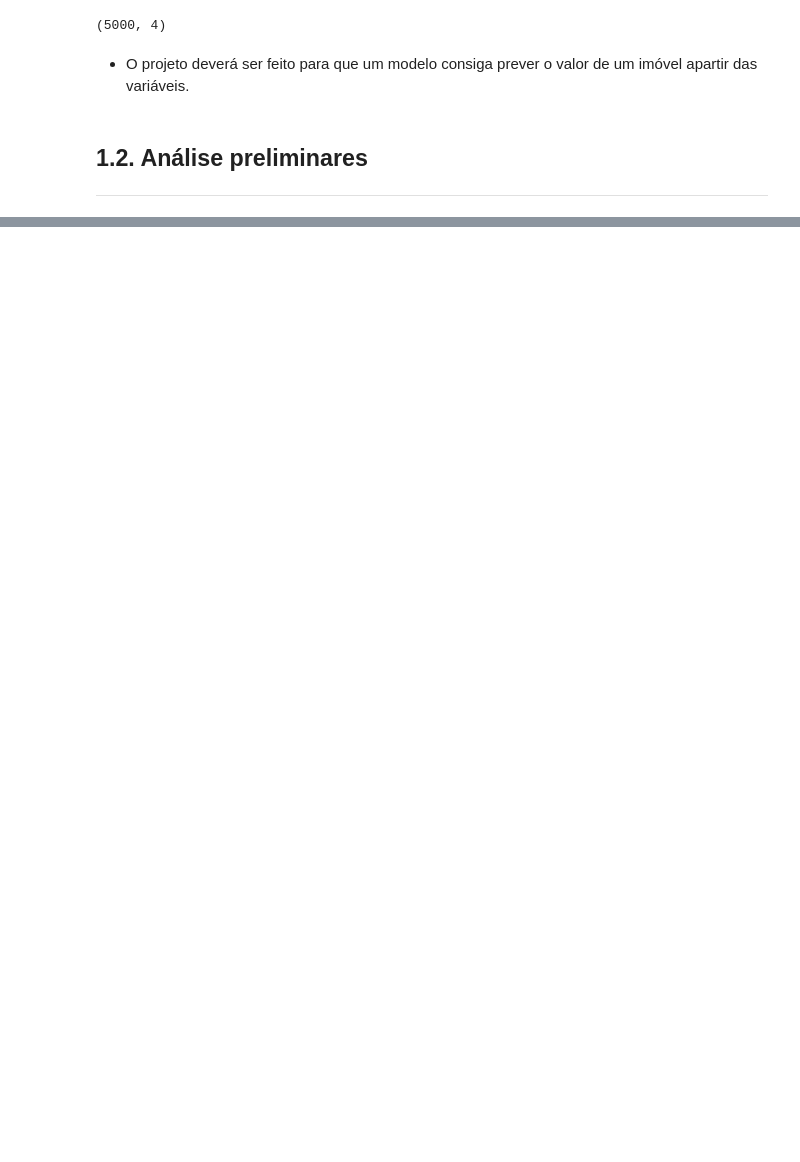
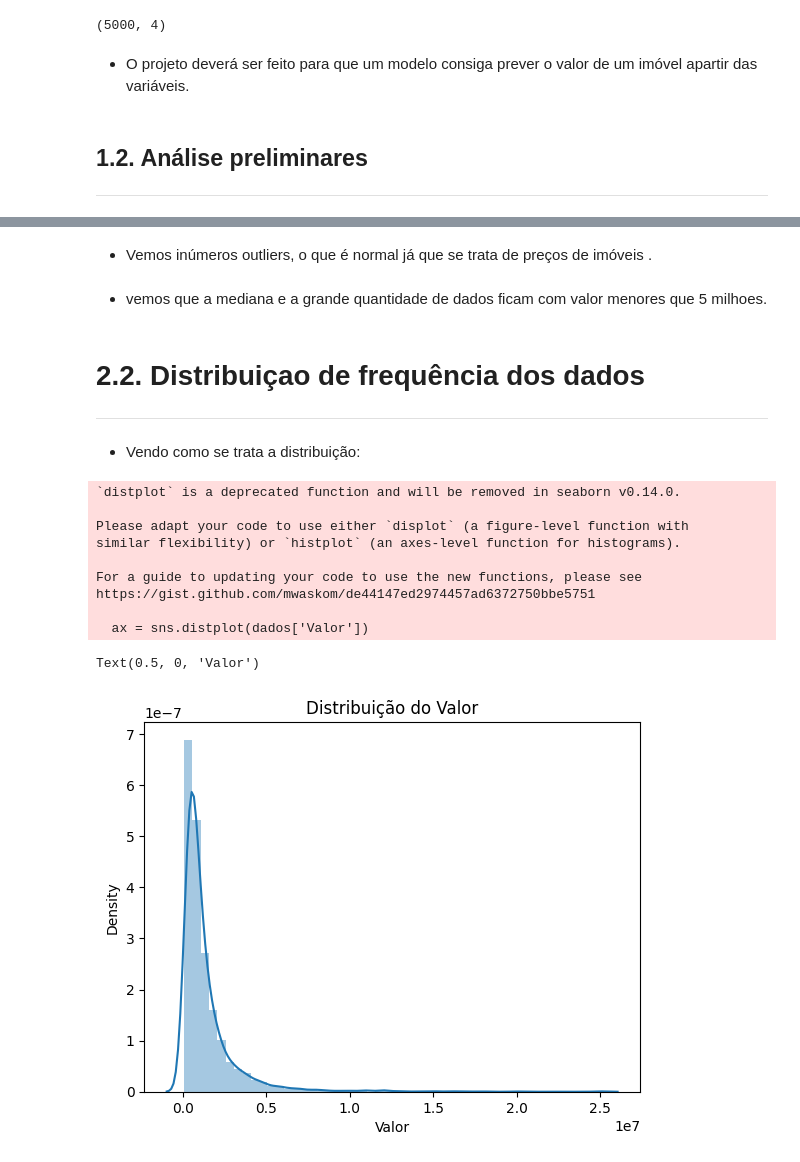
Before and after one commit to JonasSouza871/Machine-Learning-Statistics-Studies, a Jupyter notebook: Regressão_Linear_e_Técnicas_Avançadas_de_Modelagem.ipynb, the cells around one changed output, grey strips where cells are left out. Cells and saved outputs as stored; diff of their text form; code cells hidden in the pictures; blank space fills up the shorter version.

```diff
--- a/Regressão_Linear_e_Técnicas_Avançadas_de_Modelagem.ipynb
+++ b/Regressão_Linear_e_Técnicas_Avançadas_de_Modelagem.ipynb
@@ -44,0 +96,26 @@ dados.shape #O dataset possui 5000 imoveis cadastrados.
+# %% [markdown]
+- Vemos inúmeros outliers, o que é normal já que se trata de preços de imóveis .
+# %% [markdown]
+- vemos que a mediana e a grande quantidade de dados ficam com valor menores que 5 milhoes.
+# %% [markdown]
+# 2.2. Distribuiçao de frequência dos dados
+
+-----
+# %% [markdown]
+- Vendo como se trata a distribuição:
+# %%
+ax = sns.distplot(dados['Valor'])
+ax.set_title("Distribuição do Valor")
+ax.set_xlabel("Valor")
+# %% [output]
+`distplot` is a deprecated function and will be removed in seaborn v0.14.0.
+
+Please adapt your code to use either `displot` (a figure-level function with
+similar flexibility) or `histplot` (an axes-level function for histograms).
+
+For a guide to updating your code to use the new functions, please see
+https://gist.github.com/mwaskom/de44147ed2974457ad6372750bbe5751
+
+  ax = sns.distplot(dados['Valor'])
+Text(0.5, 0, 'Valor')
+[figure, added]
```
Also changed, not shown: parts of 76 cells of this notebook.
